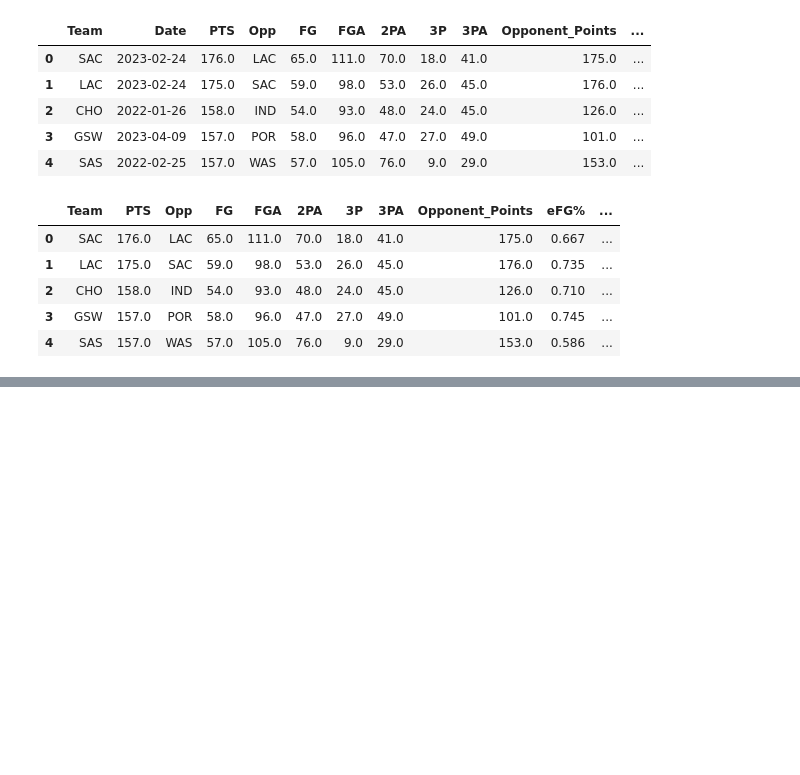
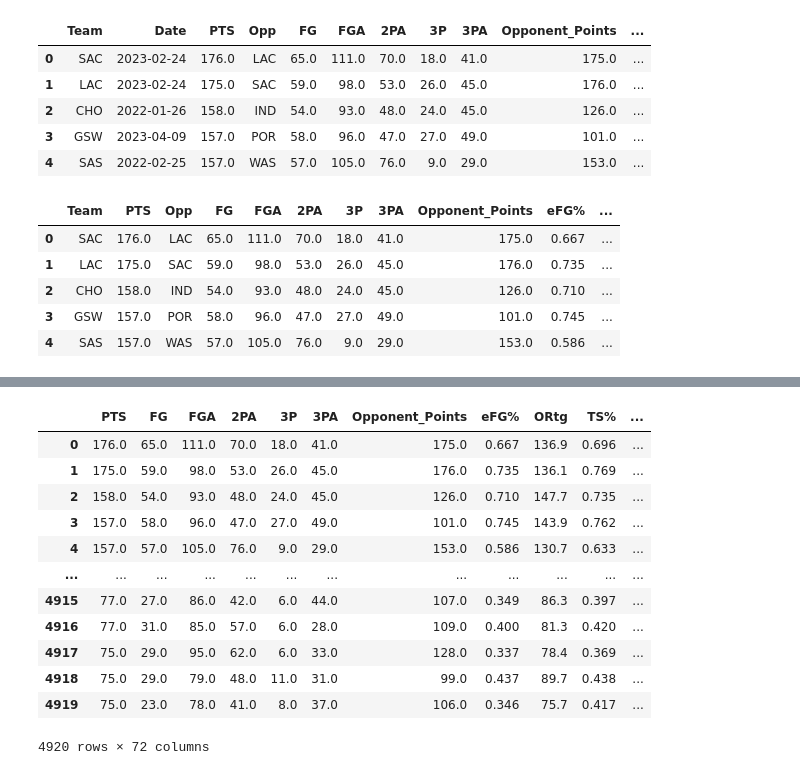
Before and after one commit to DanDreger/NBA_Winners, a Jupyter notebook: neural_network_starter.ipynb, the cells around one changed output, grey strips where cells are left out. Cells and saved outputs as stored; diff of their text form; code cells hidden in the pictures; blank space fills up the shorter version.

```diff
--- a/neural_network_starter.ipynb
+++ b/neural_network_starter.ipynb
@@ -290,0 +350,29 @@ Loss: 895.10693359375, Accuracy: 0.004878048785030842
+# %%
+y_points = for_points_df['Pts Difference']
+X_points = for_points_df.drop(['Pts Difference', "Team", "Opp"], axis=1)
+X_points = pd.get_dummies(X_points, columns=["Home/Away"])
+
+X_train_p, X_test_p, y_train_p, y_test_p = train_test_split(X_points,y_points, random_state=42)
+
+# Create a StandardScaler instances
+scaler_p = StandardScaler()
+
+# Fit the StandardScaler
+X_scaler_p = scaler_p.fit(X_train_p)
+
+# Scale the data
+X_train_scaled_p = X_scaler_p.transform(X_train_p)
+X_test_scaled_p = X_scaler_p.transform(X_test_p)
+
+
+#Instantiate Neural Network Model
+points_model = tf.keras.models.Sequential()
+
+unit = X_train_scaled_p.shape[1]
+
+#Dense Layers
+points_model.add(tf.keras.layers.Dense(units=unit, activation="relu", input_dim=X_train_scaled_p.shape[1]))
+points_model.add(tf.keras.layers.Dense(units=unit, activation="relu"))
+
+#Output Layer
+points_model.add(tf.keras.layers.Dense(units=1))
@@ -290,0 +428,16 @@ Loss: 895.10693359375, Accuracy: 0.004878048785030842
+# %%
+X_points
+# %% [output]
+|  | PTS | FG | FGA | 2PA | 3P | 3PA | Opponent_Points | eFG% | ORtg | TS% | ... |
+| 0 | 176.0 | 65.0 | 111.0 | 70.0 | 18.0 | 41.0 | 175.0 | 0.667 | 136.9 | 0.696 | ... |
+| 1 | 175.0 | 59.0 | 98.0 | 53.0 | 26.0 | 45.0 | 176.0 | 0.735 | 136.1 | 0.769 | ... |
+| 2 | 158.0 | 54.0 | 93.0 | 48.0 | 24.0 | 45.0 | 126.0 | 0.710 | 147.7 | 0.735 | ... |
+| 3 | 157.0 | 58.0 | 96.0 | 47.0 | 27.0 | 49.0 | 101.0 | 0.745 | 143.9 | 0.762 | ... |
+| 4 | 157.0 | 57.0 | 105.0 | 76.0 | 9.0 | 29.0 | 153.0 | 0.586 | 130.7 | 0.633 | ... |
+| ... | ... | ... | ... | ... | ... | ... | ... | ... | ... | ... | ... |
+| 4915 | 77.0 | 27.0 | 86.0 | 42.0 | 6.0 | 44.0 | 107.0 | 0.349 | 86.3 | 0.397 | ... |
+| 4916 | 77.0 | 31.0 | 85.0 | 57.0 | 6.0 | 28.0 | 109.0 | 0.400 | 81.3 | 0.420 | ... |
+| 4917 | 75.0 | 29.0 | 95.0 | 62.0 | 6.0 | 33.0 | 128.0 | 0.337 | 78.4 | 0.369 | ... |
+| 4918 | 75.0 | 29.0 | 79.0 | 48.0 | 11.0 | 31.0 | 99.0 | 0.437 | 89.7 | 0.438 | ... |
+| 4919 | 75.0 | 23.0 | 78.0 | 41.0 | 8.0 | 37.0 | 106.0 | 0.346 | 75.7 | 0.417 | ... |
+4920 rows × 72 columns
```
Also changed, not shown: parts of 22 cells of this notebook.
